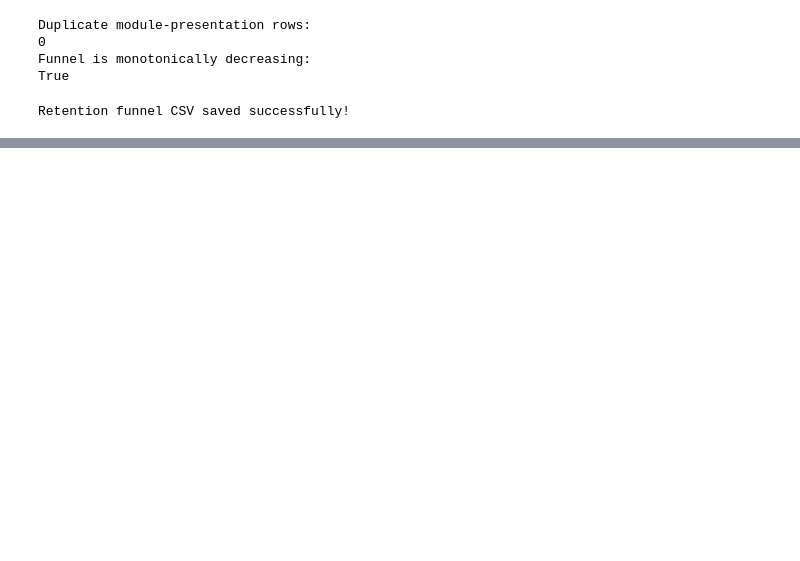
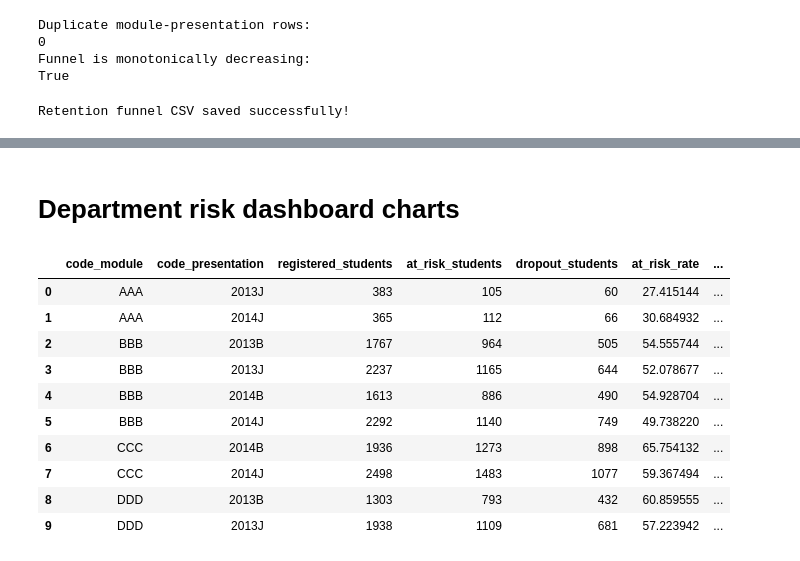
Before and after one commit to SruthiGS-Gito/sar-ai-early-warning-intervention-recommender, a Jupyter notebook: notebooks/student-academic-risk (2).ipynb, the cells around one changed output, grey strips where cells are left out. Drawn from its saved outputs; the diff is of its cells as text; code cells hidden in the pictures; blank space fills up the shorter version.

Commit message:
Kaggle Notebook | student-academic-risk (2) | Version 1

```diff
--- a/notebooks/student-academic-risk (2).ipynb
+++ b/notebooks/student-academic-risk (2).ipynb
@@ -1506,3 +1506,54 @@ funnel_counts[
 # %% [output]
 |  | code_module | code_presentation | Registered | Active_Day_0 | Submitted_First_Assessment | Still_Registered_Mid_Module | ... |
 | 0 | AAA | 2013J | 383 | 143 | 139 | 132 | ... |
+# %% [markdown]
+# Department risk dashboard charts
+# %%
+
+import pandas as pd
+import plotly.express as px
+
+# Define student outcomes
+risk_results = ["Fail", "Withdrawn"]
+
+# Aggregate students by module and presentation
+risk_summary = (
+    merged.groupby(["code_module", "code_presentation"])
+    .agg(
+        registered_students=("id_student", "nunique"),
+        at_risk_students=(
+            "final_result",
+            lambda s: s.isin(risk_results).sum()
+        ),
+        dropout_students=(
+            "final_result",
+            lambda s: s.eq("Withdrawn").sum()
+        )
+    )
+    .reset_index()
+)
+
+# Calculate percentages
+risk_summary["at_risk_rate"] = (
+    risk_summary["at_risk_students"]
+    / risk_summary["registered_students"] * 100
+)
+
+risk_summary["dropout_rate"] = (
+    risk_summary["dropout_students"]
+    / risk_summary["registered_students"] * 100
+)
+
+display(risk_summary.head(10))
+# %% [output]
+|  | code_module | code_presentation | registered_students | at_risk_students | dropout_students | at_risk_rate | ... |
+| 0 | AAA | 2013J | 383 | 105 | 60 | 27.415144 | ... |
+| 1 | AAA | 2014J | 365 | 112 | 66 | 30.684932 | ... |
+| 2 | BBB | 2013B | 1767 | 964 | 505 | 54.555744 | ... |
+| 3 | BBB | 2013J | 2237 | 1165 | 644 | 52.078677 | ... |
+| 4 | BBB | 2014B | 1613 | 886 | 490 | 54.928704 | ... |
+| 5 | BBB | 2014J | 2292 | 1140 | 749 | 49.738220 | ... |
+| 6 | CCC | 2014B | 1936 | 1273 | 898 | 65.754132 | ... |
+| 7 | CCC | 2014J | 2498 | 1483 | 1077 | 59.367494 | ... |
+| 8 | DDD | 2013B | 1303 | 793 | 432 | 60.859555 | ... |
+| 9 | DDD | 2013J | 1938 | 1109 | 681 | 57.223942 | ... |
```
Also changed, not shown: parts of 2 cells of this notebook.
